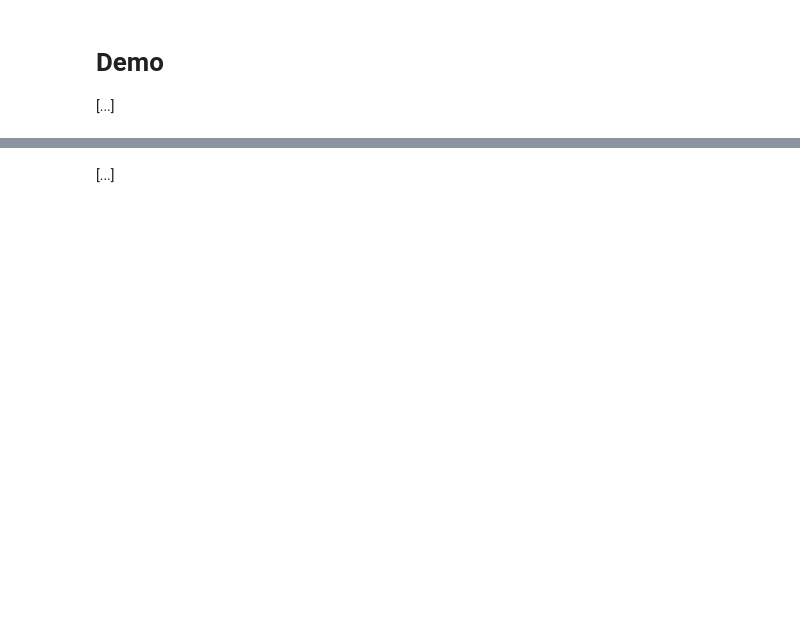
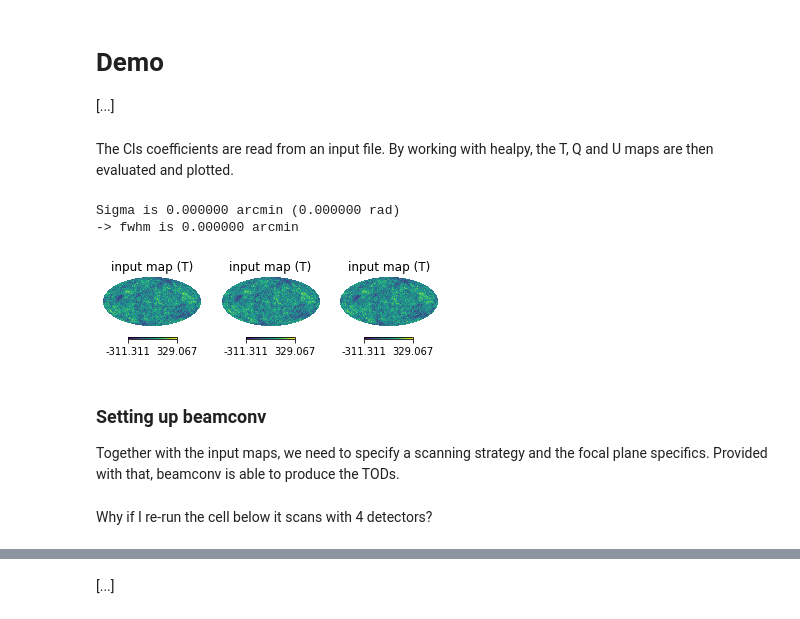
Before and after one commit to martamonelli/beamconv_tidy, a Jupyter notebook: beamconv/demo.ipynb, the cells around one changed output, grey strips where cells are left out. Cells and saved outputs as stored; diff of their text form; code cells hidden in the pictures; blank space fills up the shorter version.

```diff
--- a/beamconv/demo.ipynb
+++ b/beamconv/demo.ipynb
@@ -12,3 +12,40 @@ import numpy as np
 import healpy as hp
 from beamconv import ScanStrategy
 import qpoint as qp
+import copy
+
+cmap_viridis = copy.copy(matplotlib.cm.get_cmap("viridis"))
+cmap_magma = copy.copy(matplotlib.cm.get_cmap("magma"))
+
+import warnings
+warnings.filterwarnings("ignore")
+# %% [markdown]
+The Cls coefficients are read from an input file. By working with healpy, the T, Q and U maps are then evaluated and plotted.
+# %%
+# reading cls from .txt file
+cls = np.loadtxt('../ancillary/wmap7_r0p03_lensed_uK_ext.txt',unpack=True)
+ell, cls = cls[0], cls[1:]
+
+# calculating alm from cls
+lmax=128
+np.random.seed(25)
+alm = hp.synalm(cls, lmax=lmax, new=True, verbose=True)
+
+# calculating map0 from alm
+map0 = hp.alm2map(alm, 512)
+
+fig, (ax1, ax2, ax3) = plt.subplots(ncols=3)
+plt.axes(ax1)
+hp.mollview(map0[0],title='input map (T)', hold=True, cmap=cmap_viridis)
+plt.axes(ax2)
+hp.mollview(map0[0],title='input map (T)', hold=True, cmap=cmap_viridis)
+plt.axes(ax3)
+hp.mollview(map0[0],title='input map (T)', hold=True, cmap=cmap_viridis)
+plt.show()
+# %% [output]
+Sigma is 0.000000 arcmin (0.000000 rad)
+-> fwhm is 0.000000 arcmin
+[figure, added]
+# %% [markdown]
+### Setting up beamconv
+Together with the input maps, we need to specify a scanning strategy and the focal plane specifics. Provided with that, beamconv is able to produce the TODs.
@@ -14,0 +97,2 @@ import qpoint as qp
+# %% [markdown]
+Why if I re-run the cell below it scans with 4 detectors?
```
Also changed, not shown: parts of 18 cells of this notebook.
